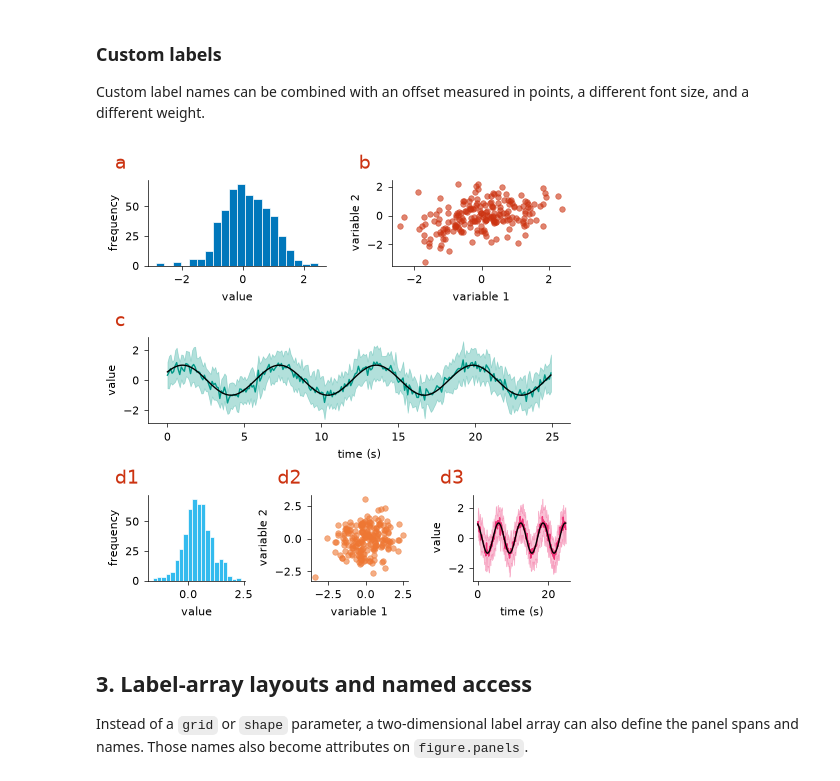
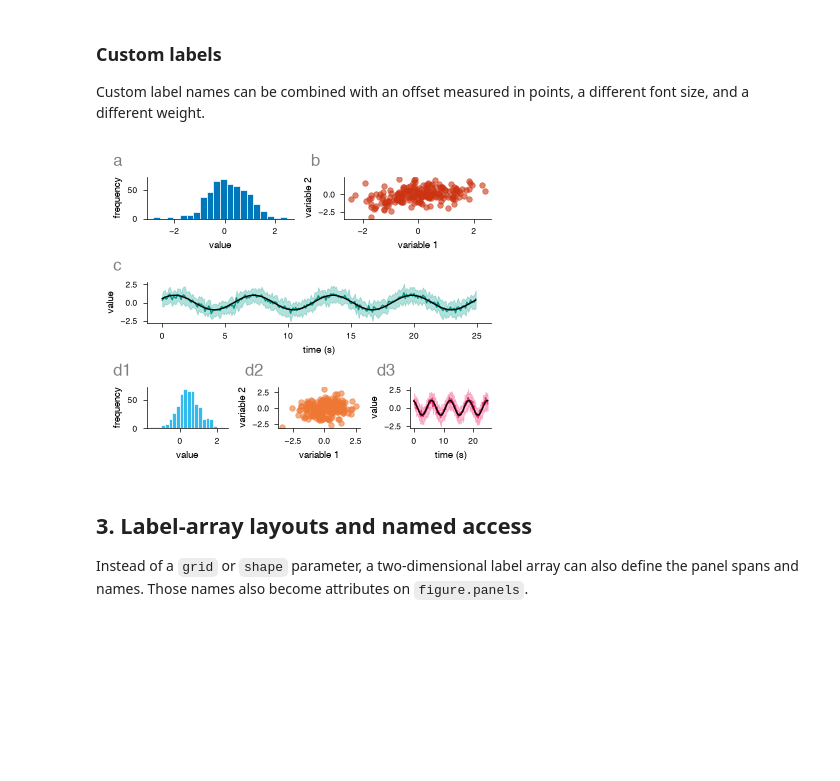
Before and after one commit to JRBCH/spiffyplots, a Jupyter notebook: examples/Spiffplots Demo - MultiPanel.ipynb, the cells around one changed output. Cells and saved outputs as stored; diff of their text form; code cells hidden in the pictures; blank space fills up the shorter version.

```diff
--- a/examples/Spiffplots Demo - MultiPanel.ipynb
+++ b/examples/Spiffplots Demo - MultiPanel.ipynb
@@ -15,7 +15,7 @@ matplotlib.style.use("spiffy")
 
 # Default figure size in centimeters
 cm = 1 / 2.54
-figsize = (12 * cm, 12 * cm)
+figsize = (10 * cm, 8 * cm)
 seed = 0
 # %% [markdown]
 ## 1. Grid layouts
@@ -73,25 +73,25 @@ Custom label names can be combined with an offset measured in points, a differen
 # %%
 labels_custom = ("a", "b", "c", "d1", "d2", "d3")
 label_offset_custom = (-24, 8)  # points from each panel's top-left corner
-label_size_custom = 14
+label_size_custom = 12
 label_weight_custom = "normal"
-color_labels = plt.rcParams["axes.prop_cycle"].by_key()["color"][1]
+color_labels = "gray"
 
 figure_labels_custom = MultiPanel(
     grid=grid_mixed,
     figsize=figsize,
     labels=labels_custom,
     label_offset=label_offset_custom,
     label_size=label_size_custom,
     label_weight=label_weight_custom,
     label_color=color_labels,
 )
 populate_random_data(figure_labels_custom.panels, seed=seed)
 
 display(figure_labels_custom.fig)
 plt.close(figure_labels_custom.fig)
 # %% [output]
-[figure, old version]
+[figure, new version]
 # %% [markdown]
 ## 3. Label-array layouts and named access
 
```
Also changed, not shown: parts of 4 cells of this notebook, 3 other files.
